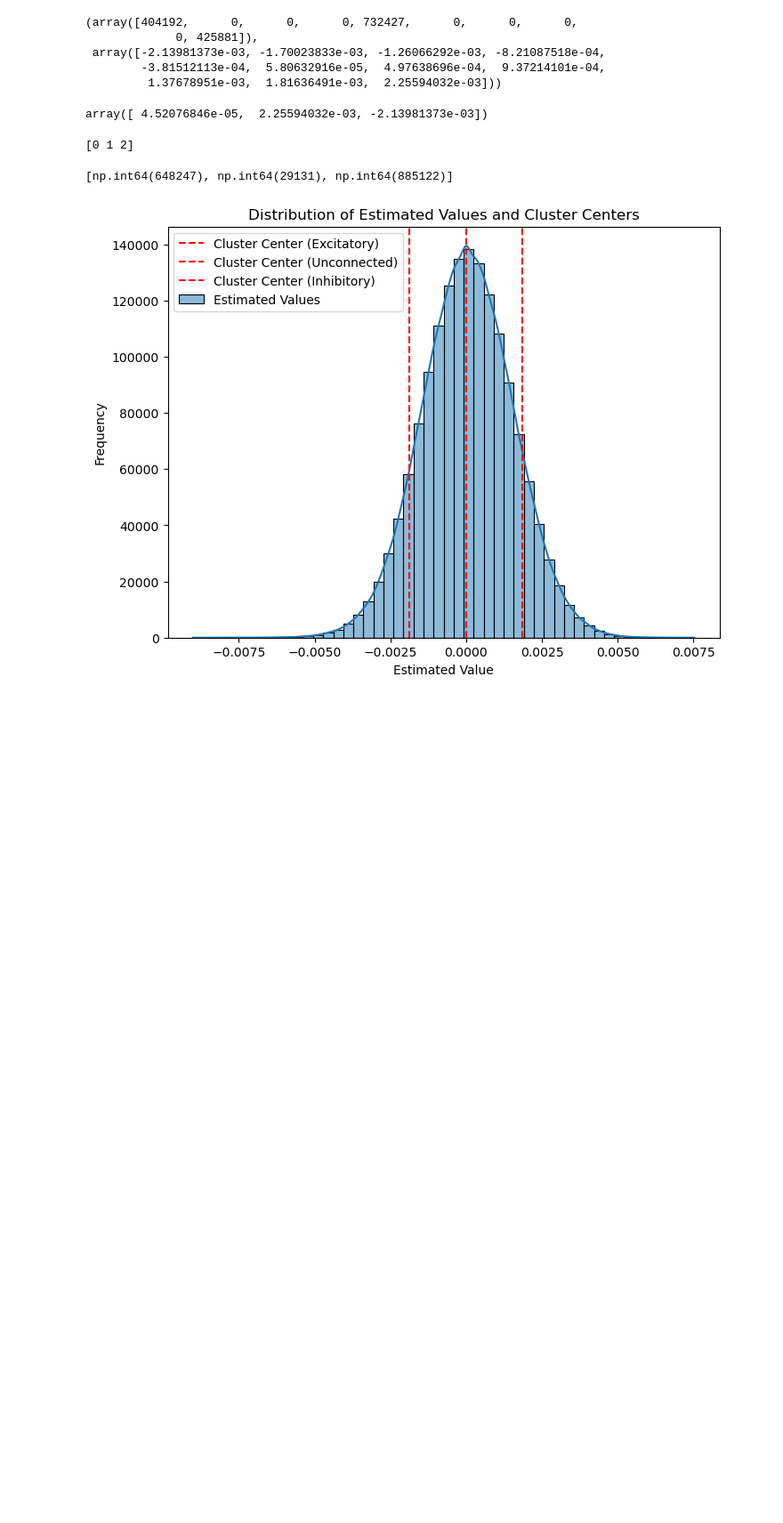
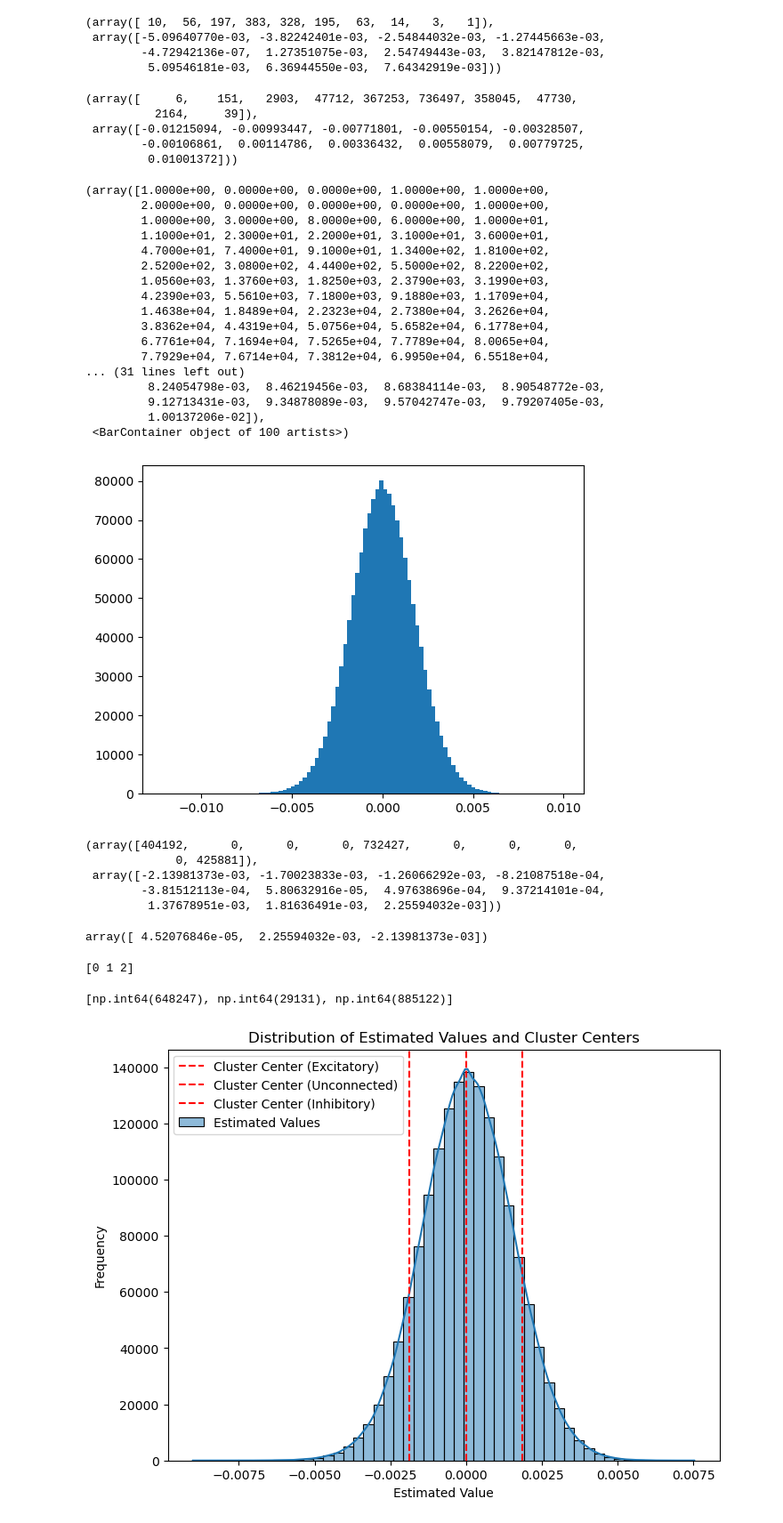
Before and after one commit to mjoudy/Calcium---AR, a Jupyter notebook: notebooks - analysis/classification-network_validation.ipynb, the cells around one changed output. Shown at 89% size. Drawn from its saved outputs; the diff is of its cells as text; code cells hidden in the pictures; blank space fills up the shorter version.

```diff
--- a/notebooks - analysis/classification-network_validation.ipynb
+++ b/notebooks - analysis/classification-network_validation.ipynb
@@ -31,3 +37,39 @@ values_est6 = est_tau1000.reshape(-1, 1)
+# %%
+np.histogram(dz_est[:, 100], bins=10)
+# %% [output]
+(array([ 10,  56, 197, 383, 328, 195,  63,  14,   3,   1]),
+ array([-5.09640770e-03, -3.82242401e-03, -2.54844032e-03, -1.27445663e-03,
+        -4.72942136e-07,  1.27351075e-03,  2.54749443e-03,  3.82147812e-03,
+         5.09546181e-03,  6.36944550e-03,  7.64342919e-03]))
+# %%
+np.histogram(dz_est.flatten(), bins=10)
+# %% [output]
+(array([     6,    151,   2903,  47712, 367253, 736497, 358045,  47730,
+          2164,     39]),
+ array([-0.01215094, -0.00993447, -0.00771801, -0.00550154, -0.00328507,
+        -0.00106861,  0.00114786,  0.00336432,  0.00558079,  0.00779725,
+         0.01001372]))
+# %%
+plt.hist(dz_est.flatten(), bins=100)
+# %% [output]
+(array([1.0000e+00, 0.0000e+00, 0.0000e+00, 1.0000e+00, 1.0000e+00,
+        2.0000e+00, 0.0000e+00, 0.0000e+00, 0.0000e+00, 1.0000e+00,
+        1.0000e+00, 3.0000e+00, 8.0000e+00, 6.0000e+00, 1.0000e+01,
+        1.1000e+01, 2.3000e+01, 2.2000e+01, 3.1000e+01, 3.6000e+01,
+        4.7000e+01, 7.4000e+01, 9.1000e+01, 1.3400e+02, 1.8100e+02,
+        2.5200e+02, 3.0800e+02, 4.4400e+02, 5.5000e+02, 8.2200e+02,
+        1.0560e+03, 1.3760e+03, 1.8250e+03, 2.3790e+03, 3.1990e+03,
+        4.2390e+03, 5.5610e+03, 7.1800e+03, 9.1880e+03, 1.1709e+04,
+        1.4638e+04, 1.8489e+04, 2.2323e+04, 2.7380e+04, 3.2626e+04,
+        3.8362e+04, 4.4319e+04, 5.0756e+04, 5.6582e+04, 6.1778e+04,
+        6.7761e+04, 7.1694e+04, 7.5265e+04, 7.7789e+04, 8.0065e+04,
+        7.7929e+04, 7.6714e+04, 7.3812e+04, 6.9950e+04, 6.5518e+04,
+... (31 lines left out)
+         8.24054798e-03,  8.46219456e-03,  8.68384114e-03,  8.90548772e-03,
+         9.12713431e-03,  9.34878089e-03,  9.57042747e-03,  9.79207405e-03,
+         1.00137206e-02]),
+ <BarContainer object of 100 artists>)
+[figure, added]
 # %%
 kmeans = KMeans(n_clusters=3, random_state=42)
 clusters = kmeans.fit_predict(values_est6)
```
Also changed, not shown: parts of 7 cells of this notebook, 1 other file.
